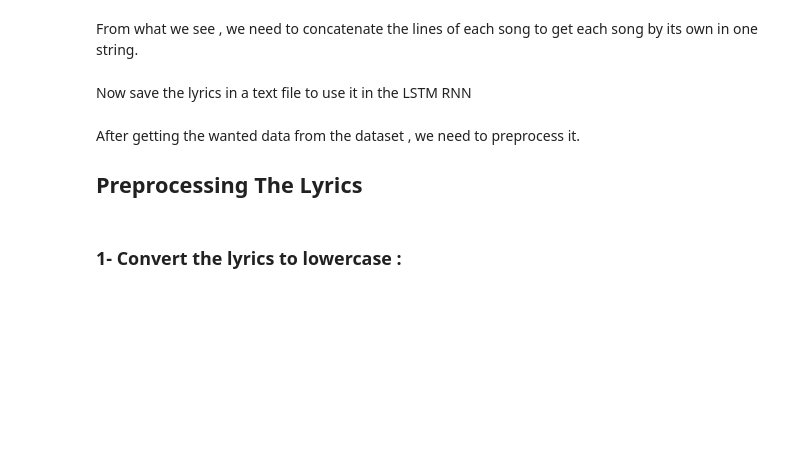
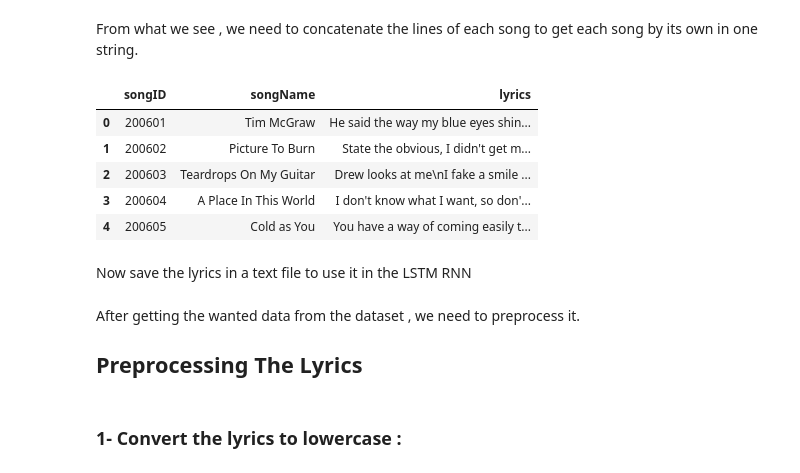
Before and after one commit to yancheng-du/lyrics_generator, a Jupyter notebook: Copy_of_TaylorSwift_lyrics_generator.ipynb, the cells around one changed output. Drawn from its saved outputs; the diff is of its cells as text; code cells hidden in the pictures; blank space fills up the shorter version.

```diff
--- a/Copy_of_TaylorSwift_lyrics_generator.ipynb
+++ b/Copy_of_TaylorSwift_lyrics_generator.ipynb
@@ -65,4 +65,5 @@ from keras.utils import np_utils
 **Load the dataset :**
 # %%
 #Load the dataset
-dataset = pd.read_csv('taylor_swift_lyrics.csv', encoding = "latin1")
+url = 'https://raw.githubusercontent.com/yancheng-du/lyrics_generator/main/taylor_swift_lyrics.csv'
+dataset = pd.read_csv(url, encoding = "latin1")
@@ -112,7 +126,16 @@ for index,row in dataset.iterrows():
 # %%
 
 # Define a new pandas DataFrame to save songID , songName , Lyrics in it to use them later
 lyrics_data = pd.DataFrame({'songID':songID, 'songName':songName, 'lyrics':lyrics })
+
+lyrics_data[:5]
+# %% [output]
+|  | songID | songName | lyrics |
+| 0 | 200601 | Tim McGraw | He said the way my blue eyes shin... |
+| 1 | 200602 | Picture To Burn | State the obvious, I didn't get m... |
+| 2 | 200603 | Teardrops On My Guitar | Drew looks at me\nI fake a smile ... |
+| 3 | 200604 | A Place In This World | I don't know what I want, so don'... |
+| 4 | 200605 | Cold as You | You have a way of coming easily t... |
 # %% [markdown]
 Now save the lyrics in a text file to use it in the LSTM RNN
 # %%
```
Also changed, not shown: parts of 4 cells of this notebook.
